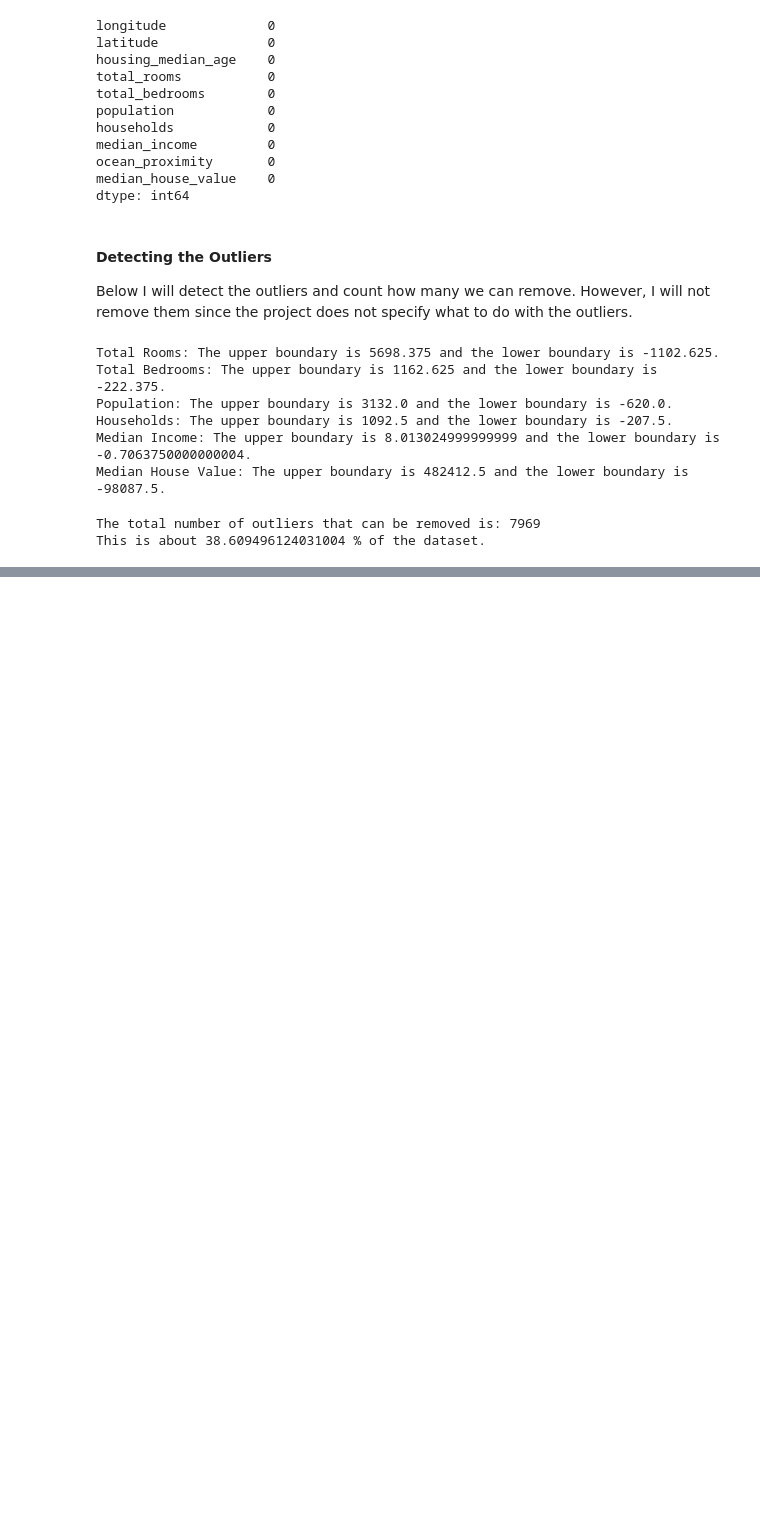
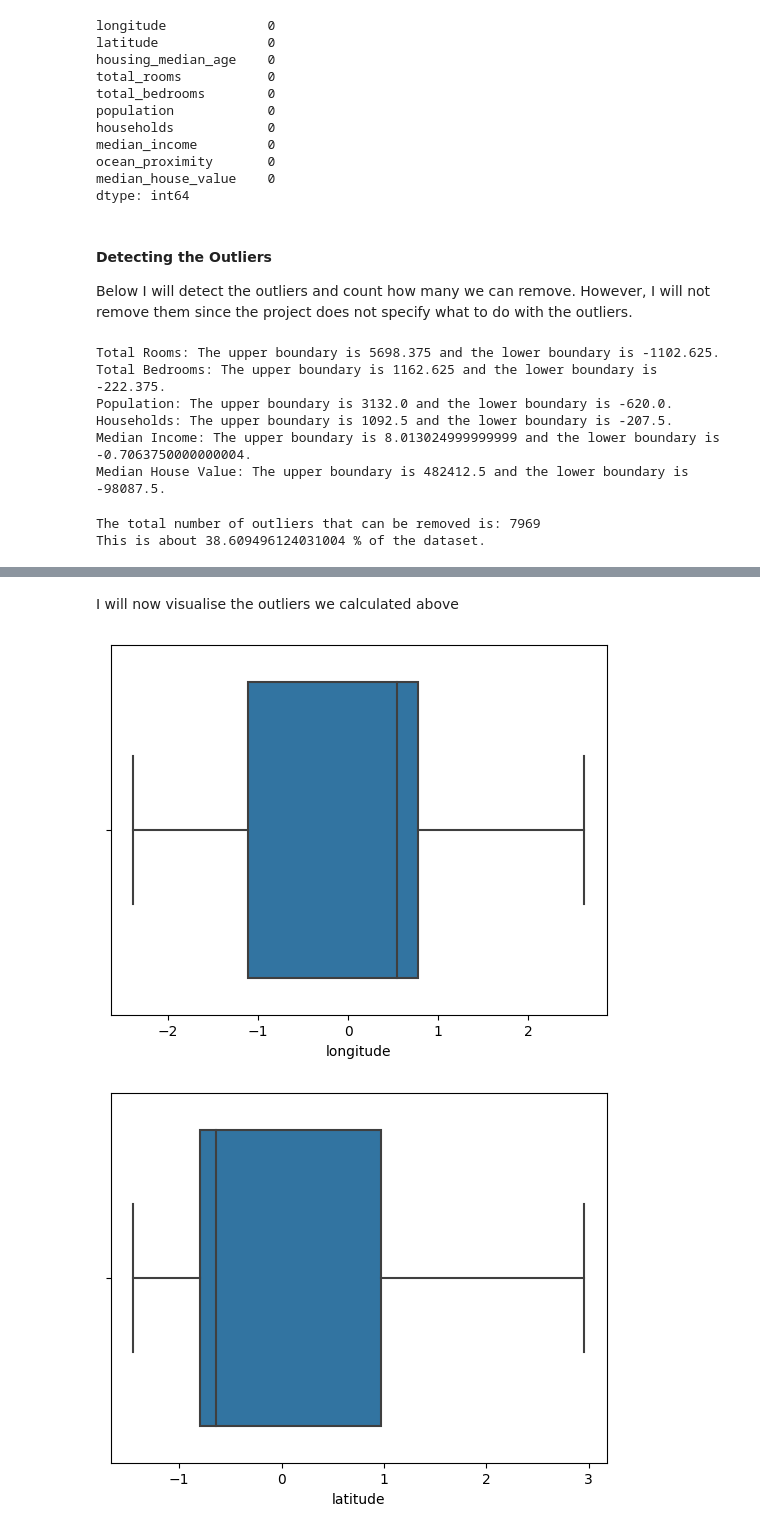
Before and after one commit to NkululekoCyrilCele/Projects, a Jupyter notebook: Regression/california_hosuing.ipynb, the cells around one changed output, grey strips where cells are left out. Cells and saved outputs as stored; diff of their text form; code cells hidden in the pictures; blank space fills up the shorter version.

```diff
--- a/Regression/california_hosuing.ipynb
+++ b/Regression/california_hosuing.ipynb
@@ -293,0 +299,3 @@ This is about 38.609496124031004 % of the dataset.
+# %%
+le = LabelEncoder()
+housing_df["ocean_proximity"] = le.fit_transform(housing_df["ocean_proximity"])
@@ -293,0 +305,3 @@ This is about 38.609496124031004 % of the dataset.
+# %%
+# Extracting column names
+colnames = housing_df.columns
@@ -293,0 +310,5 @@ This is about 38.609496124031004 % of the dataset.
+# %%
+scaler = StandardScaler()
+scaled_df = scaler.fit_transform(housing_df)
+scaled_df = pd.DataFrame(scaled_df, columns = colnames)
+scaled_df.head()
@@ -293,0 +322,9 @@ This is about 38.609496124031004 % of the dataset.
+# %% [markdown]
+I will now visualise the outliers we calculated above
+# %%
+for column in scaled_df:
+    plt.figure()
+    sns.boxplot(x=scaled_df[column])
+# %% [output]
+[figure, added]
+[figure, added]
```
Also changed, not shown: parts of 69 cells of this notebook.
